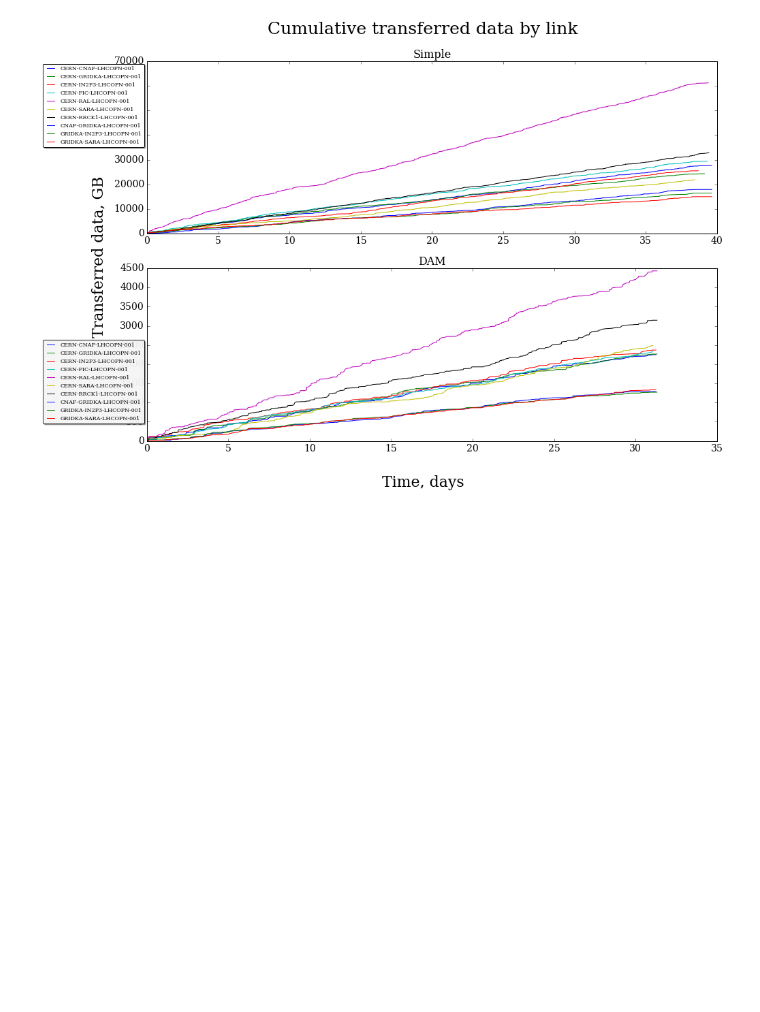
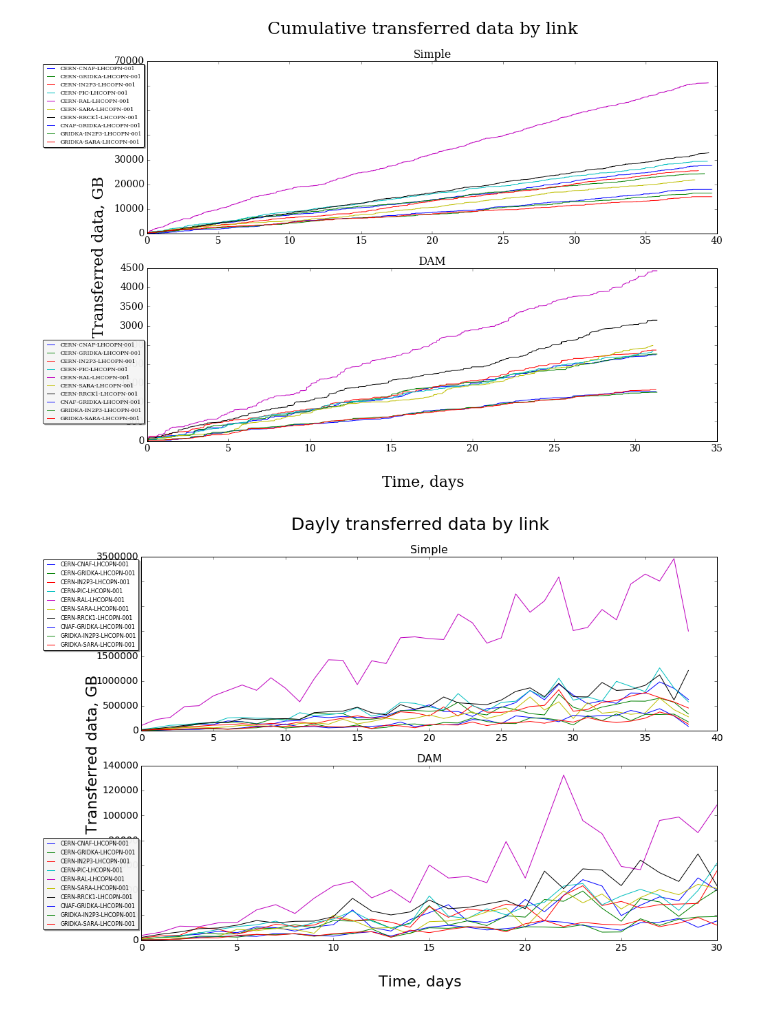
Before and after one commit to skygrid/grid_simulation, a Jupyter notebook: Plots/Plots.ipynb, the cells around one changed output. Drawn from its saved outputs; the diff is of its cells as text; code cells hidden in the pictures; blank space fills up the shorter version.

Commit message:
daily plot

```diff
--- a/Plots/Plots.ipynb
+++ b/Plots/Plots.ipynb
@@ -205,3 +253,7 @@ plotter.scheduled_tasks("../out.txt", "../out2.txt")
 plotter.links_traffic()
 # %% [output]
 [figure]
+# %%
+plotter.links_traffic_daily()
+# %% [output]
+[figure, added]
```
Also changed, not shown: parts of 1 cell of this notebook.
